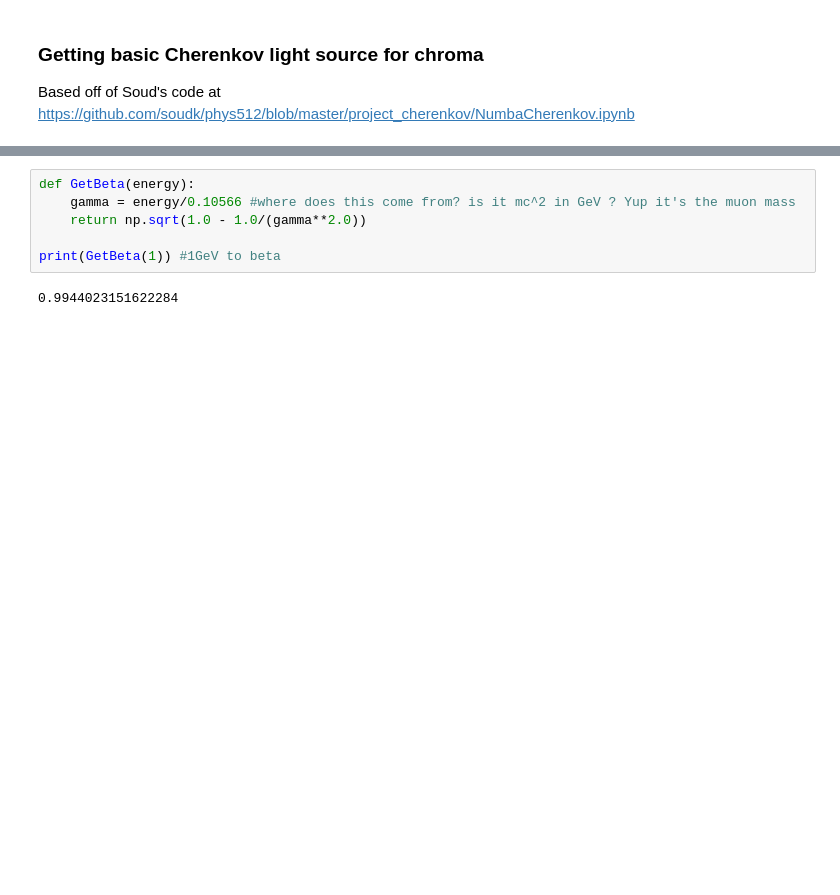
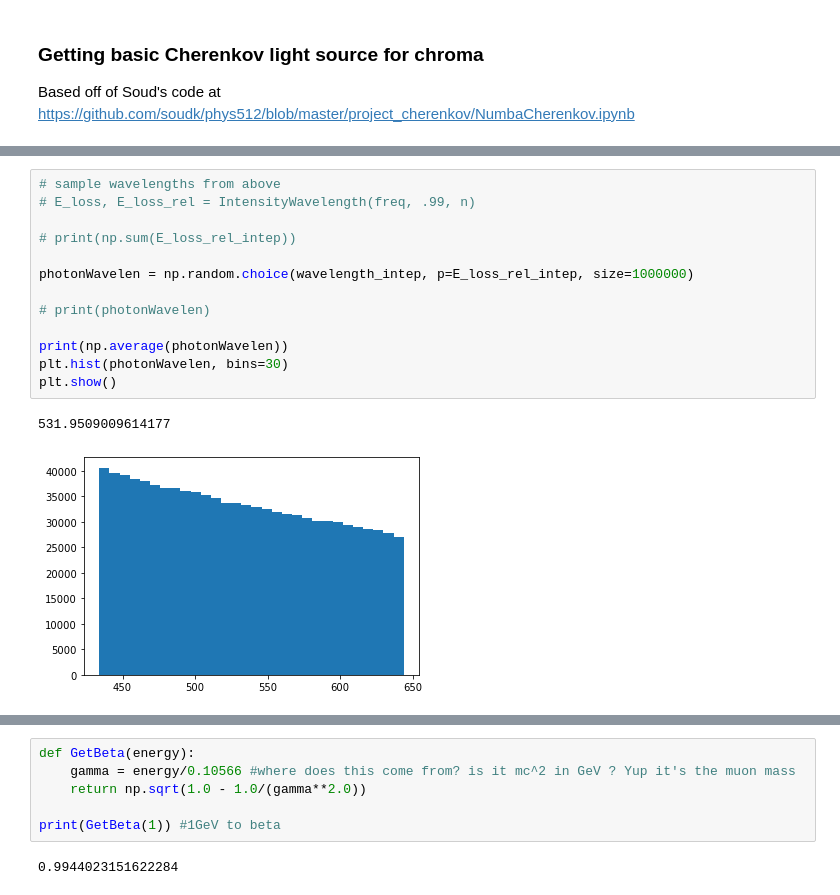
Before and after one commit to eklem1/OD_work, a Jupyter notebook: CherenkovLight.ipynb, the cells around one changed output, grey strips where cells are left out. Cells and saved outputs as stored; diff of their text form; blank space fills up the shorter version.

```diff
--- a/CherenkovLight.ipynb
+++ b/CherenkovLight.ipynb
@@ -87,0 +133,16 @@ plt.legend()
+# %%
+# sample wavelengths from above
+# E_loss, E_loss_rel = IntensityWavelength(freq, .99, n)
+
+# print(np.sum(E_loss_rel_intep))
+
+photonWavelen = np.random.choice(wavelength_intep, p=E_loss_rel_intep, size=1000000)
+
+# print(photonWavelen)
+
+print(np.average(photonWavelen))
+plt.hist(photonWavelen, bins=30)
+plt.show()
+# %% [output]
+531.9509009614177
+[figure, added]
```
Also changed, not shown: parts of 12 cells of this notebook, 2 other files.
